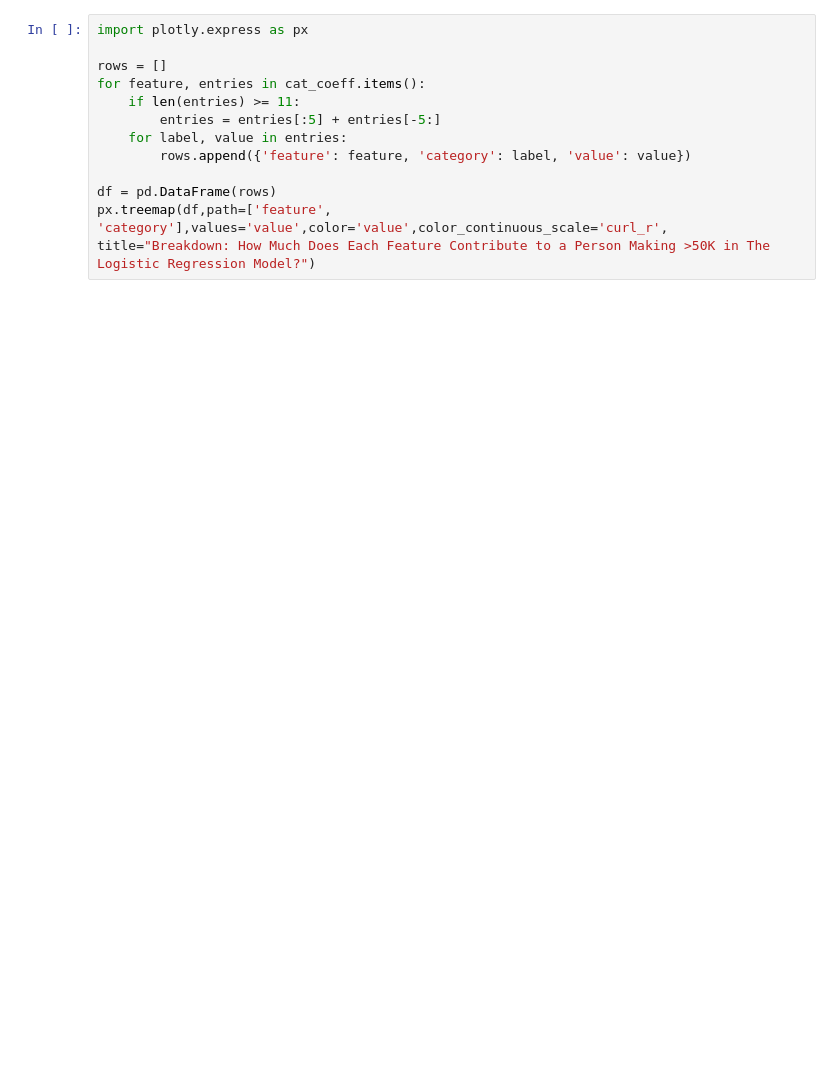
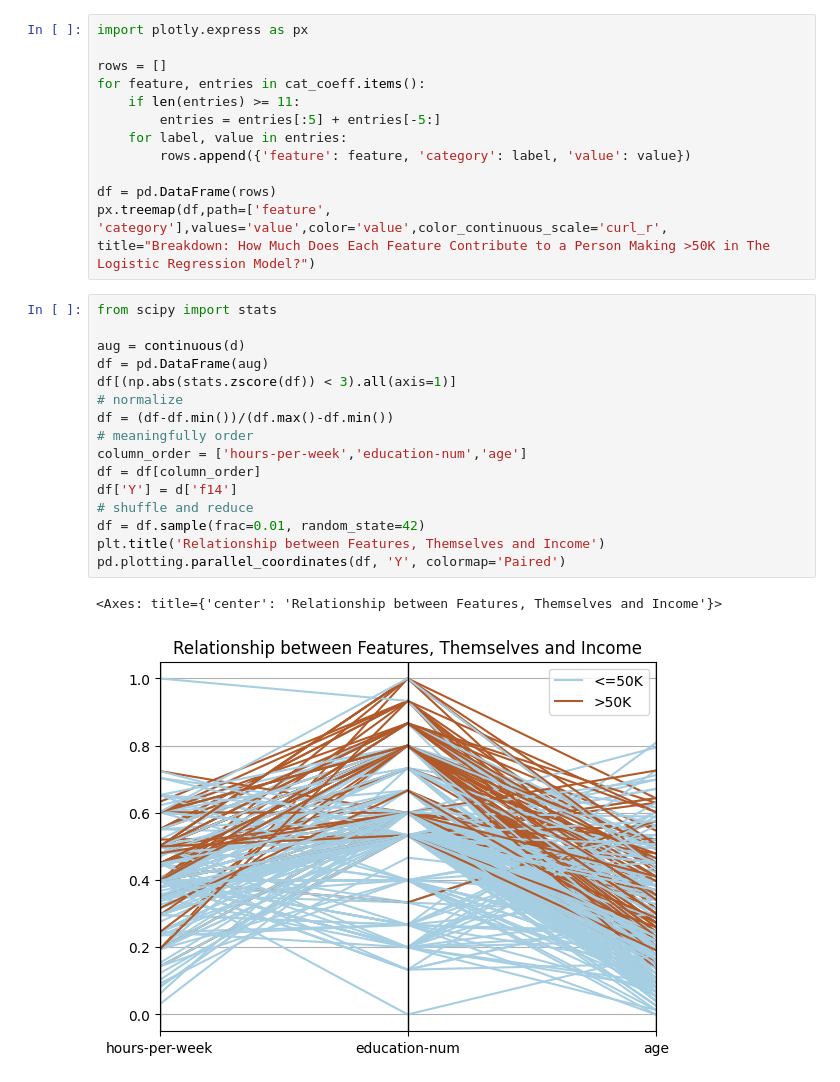
Before and after one commit to mhmarina/income-prediction, a Jupyter notebook: app/viz.ipynb, the cells around one changed output. Cells and saved outputs as stored; diff of their text form; blank space fills up the shorter version.

```diff
--- a/app/viz.ipynb
+++ b/app/viz.ipynb
@@ -80,3 +82,22 @@ for feature, entries in cat_coeff.items():
 
 df = pd.DataFrame(rows)
 px.treemap(df,path=['feature', 'category'],values='value',color='value',color_continuous_scale='curl_r', title="Breakdown: How Much Does Each Feature Contribute to a Person Making >50K in The Logistic Regression Model?")
+# %%
+from scipy import stats
+
+aug = continuous(d)
+df = pd.DataFrame(aug)
+df[(np.abs(stats.zscore(df)) < 3).all(axis=1)]
+# normalize
+df = (df-df.min())/(df.max()-df.min())
+# meaningfully order
+column_order = ['hours-per-week','education-num','age']
+df = df[column_order]
+df['Y'] = d['f14']
+# shuffle and reduce
+df = df.sample(frac=0.01, random_state=42)
+plt.title('Relationship between Features, Themselves and Income')
+pd.plotting.parallel_coordinates(df, 'Y', colormap='Paired')
+# %% [output]
+<Axes: title={'center': 'Relationship between Features, Themselves and Income'}>
+[figure, added]
```
Also changed, not shown: parts of 1 cell of this notebook.
